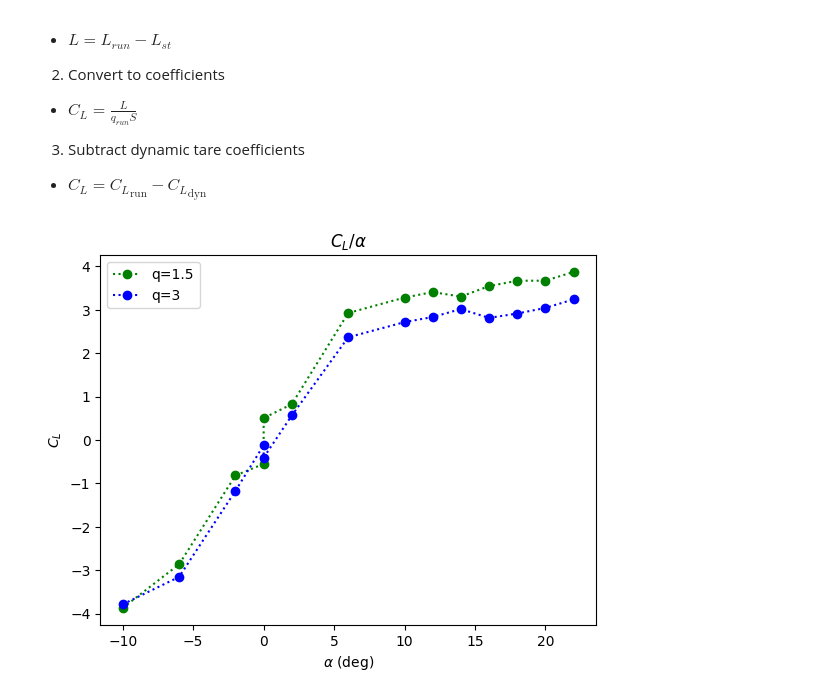
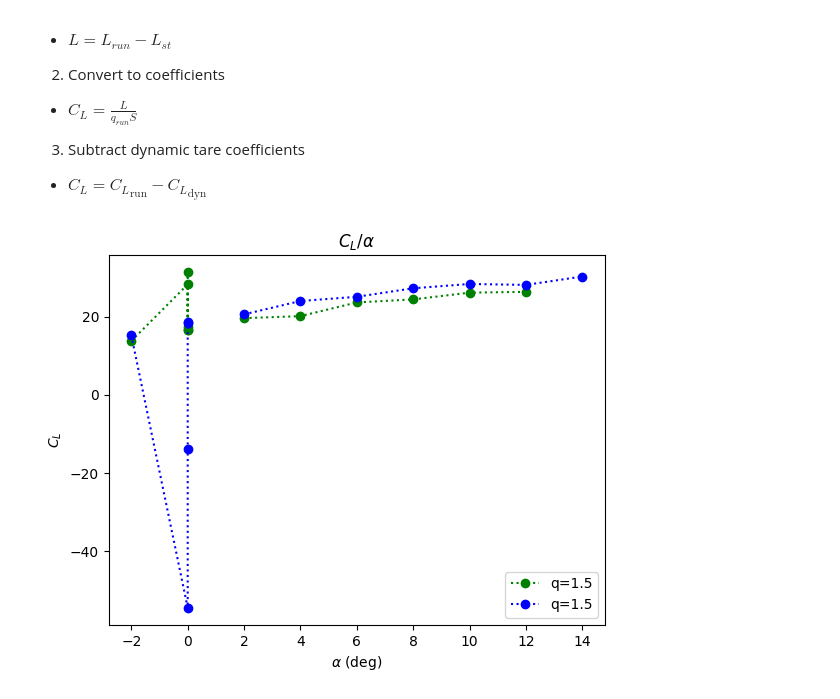
Before and after one commit to CthulhuWorshippr/ExperimentalMethods, a Jupyter notebook: finalAnalysis.ipynb, the cells around one changed output. Saved outputs shown, nothing was run; the diff lists cells and outputs as text; code cells hidden in the pictures.

```diff
--- a/finalAnalysis.ipynb
+++ b/finalAnalysis.ipynb
@@ -66,15 +68,15 @@ How to use tares
   - $C_L = {C_L}_\text{run} - {C_L}_\text{dyn}$
 # %%
 # add non-dimensionalized bits to dynamic tare
-dt["lift_coefficient"] = dt["Lift (lb)"].div(dt["Q (psf)"])
-dt["drag_coefficient"] = dt["Drag (lb)"].div(dt["Q (psf)"])
-dt["moment_coefficient"] = dt["Pitch (lb-ft)"].div(dt["Q (psf)"])
+dt["lift_coefficient"] = dt["L (lb)"].div(dt["Q (lb/ft.sq)"])
+dt["drag_coefficient"] = dt["D (lb)"].div(dt["Q (lb/ft.sq)"])
+dt["moment_coefficient"] = dt["PM (lb.ft)"].div(dt["Q (lb/ft.sq)"])
 
 # Find the dynamic tare that matches the target best
 q_1_target = 1.5
-run_1_dt = dt.iloc[(dt["Q (psf)"] - q_1_target).abs().argsort()[:1]]
-q_2_target = 3
-run_2_dt = dt.iloc[(dt["Q (psf)"] - q_2_target).abs().argsort()[:1]]
+run_1_dt = dt.iloc[(dt["Q (lb/ft.sq)"] - q_1_target).abs().argsort()[:1]]
+#q_2_target = 3
+run_2_dt = dt.iloc[(dt["Q (lb/ft.sq)"] - q_1_target).abs().argsort()[:1]]
 
 # wing shape vars
 in_to_ft = 12
@@ -85,58 +87,58 @@ chord_tip = 1.57 / in_to_ft
 wing_area = 0.5 * (chord_root + chord_tip) * span / 2
 
 # apply static tares
-run_1["Lift (lb)"] = run_1["Lift (lb)"] - static_tare["Lift (lb)"]
-run_1["Drag (lb)"] = run_1["Drag (lb)"] - static_tare["Drag (lb)"]
-run_1["Pitch (lb-ft)"] = run_1["Pitch (lb-ft)"] - static_tare["Pitch (lb-ft)"]
+run_1["L (lb)"] = run_1["L (lb)"] - staticTare["L (lb)"]
+run_1["D (lb)"] = run_1["D (lb)"] - staticTare["D (lb)"]
+run_1["PM (lb.ft)"] = run_1["PM (lb.ft)"] - staticTare["PM (lb.ft)"]
 
-run_2["Lift (lb)"] = run_2["Lift (lb)"] - static_tare["Lift (lb)"]
-run_2["Drag (lb)"] = run_2["Drag (lb)"] - static_tare["Drag (lb)"]
-run_2["Pitch (lb-ft)"] = run_2["Pitch (lb-ft)"] - static_tare["Pitch (lb-ft)"]
+run_2["L (lb)"] = run_2["L (lb)"] - staticTare["L (lb)"]
+run_2["D (lb)"] = run_2["D (lb)"] - staticTare["D (lb)"]
+run_2["PM (lb.ft)"] = run_2["PM (lb.ft)"] - staticTare["PM (lb.ft)"]
 
 # adjust moment center
 dx = 0.847 / 12
 dy = 3.125 / 12
-run_1["Pitch (lb-ft)"] = (
-    run_1["Pitch (lb-ft)"] + dy * run_1["Drag (lb)"] - dx * run_1["Lift (lb)"]
+run_1["PM (lb.ft)"] = (
+    run_1["PM (lb.ft)"] + dy * run_1["D (lb)"] - dx * run_1["L (lb)"]
 )
-run_2["Pitch (lb-ft)"] = (
-    run_2["Pitch (lb-ft)"] + dy * run_2["Drag (lb)"] - dx * run_2["Lift (lb)"]
+run_2["PM (lb.ft)"] = (
+    run_2["PM (lb.ft)"] + dy * run_2["D (lb)"] - dx * run_2["L (lb)"]
 )
 
 # run 1 coefficients
-run_1["lift_coefficient"] = run_1["Lift (lb)"].div(run_1["Q (psf)"] * wing_area)
-run_1["drag_coefficient"] = run_1["Drag (lb)"].div(run_1["Q (psf)"] * wing_area)
-run_1["moment_coefficient"] = run_1["Pitch (lb-ft)"].div(run_1["Q (psf)"] * wing_area)
+run_1["lift_coefficient"] = run_1["L (lb)"].div(run_1["Q (lb/ft.sq)"] * wing_area)
+run_1["drag_coefficient"] = run_1["D (lb)"].div(run_1["Q (lb/ft.sq)"] * wing_area)
+run_1["moment_coefficient"] = run_1["PM (lb.ft)"].div(run_1["Q (lb/ft.sq)"] * wing_area)
 run_1.lift_coefficient = run_1.lift_coefficient - run_1_dt.lift_coefficient.values[0]
 run_1.drag_coefficient = run_1.drag_coefficient - run_1_dt.drag_coefficient.values[0]
 run_1.moment_coefficient = (
     run_1.moment_coefficient - run_1_dt.moment_coefficient.values[0]
 )
 
 # run 2 coefficients
-run_2["lift_coefficient"] = run_2["Lift (lb)"].div(run_2["Q (psf)"] * wing_area)
-run_2["drag_coefficient"] = run_2["Drag (lb)"].div(run_2["Q (psf)"] * wing_area)
-run_2["moment_coefficient"] = run_2["Pitch (lb-ft)"].div(run_2["Q (psf)"] * wing_area)
+run_2["lift_coefficient"] = run_2["L (lb)"].div(run_2["Q (lb/ft.sq)"] * wing_area)
+run_2["drag_coefficient"] = run_2["D (lb)"].div(run_2["Q (lb/ft.sq)"] * wing_area)
+run_2["moment_coefficient"] = run_2["PM (lb.ft)"].div(run_2["Q (lb/ft.sq)"] * wing_area)
 run_2.lift_coefficient = run_2.lift_coefficient - run_2_dt.lift_coefficient.values[0]
 run_2.drag_coefficient = run_2.drag_coefficient - run_2_dt.drag_coefficient.values[0]
 run_2.moment_coefficient = (
     run_2.moment_coefficient - run_2_dt.moment_coefficient.values[0]
 )
 
-run_1_sorted = run_1.sort_values(by="Alpha (deg)")
-run_2_sorted = run_2.sort_values(by="Alpha (deg)")
+run_1_sorted = run_1.sort_values(by="AOA")
+run_2_sorted = run_2.sort_values(by="AOA")
 
 fig, ax = plt.subplots()
 ax.set_xlabel("$\\alpha$ (deg)")
 ax.set_ylabel("$C_L$")
 ax.set_title("$C_L / \\alpha$")
-(line_1,) = ax.plot(run_1_sorted["Alpha (deg)"], run_1_sorted.lift_coefficient, "go:")
+(line_1,) = ax.plot(run_1_sorted["AOA"], run_1_sorted.lift_coefficient, "go:")
 line_1.set_label("q=1.5")
-(line_2,) = ax.plot(run_2_sorted["Alpha (deg)"], run_2_sorted.lift_coefficient, "bo:")
-line_2.set_label("q=3")
+(line_2,) = ax.plot(run_2_sorted["AOA"], run_2_sorted.lift_coefficient, "bo:")
+line_2.set_label("q=1.5")
 _ = ax.legend()
 # %% [output]
-[figure, old version]
+[figure, new version]
 # %%
 fig, ax = plt.subplots()
 ax.set_xlabel("$\\alpha$ (deg)")
```
Also changed, not shown: parts of 5 cells of this notebook.
